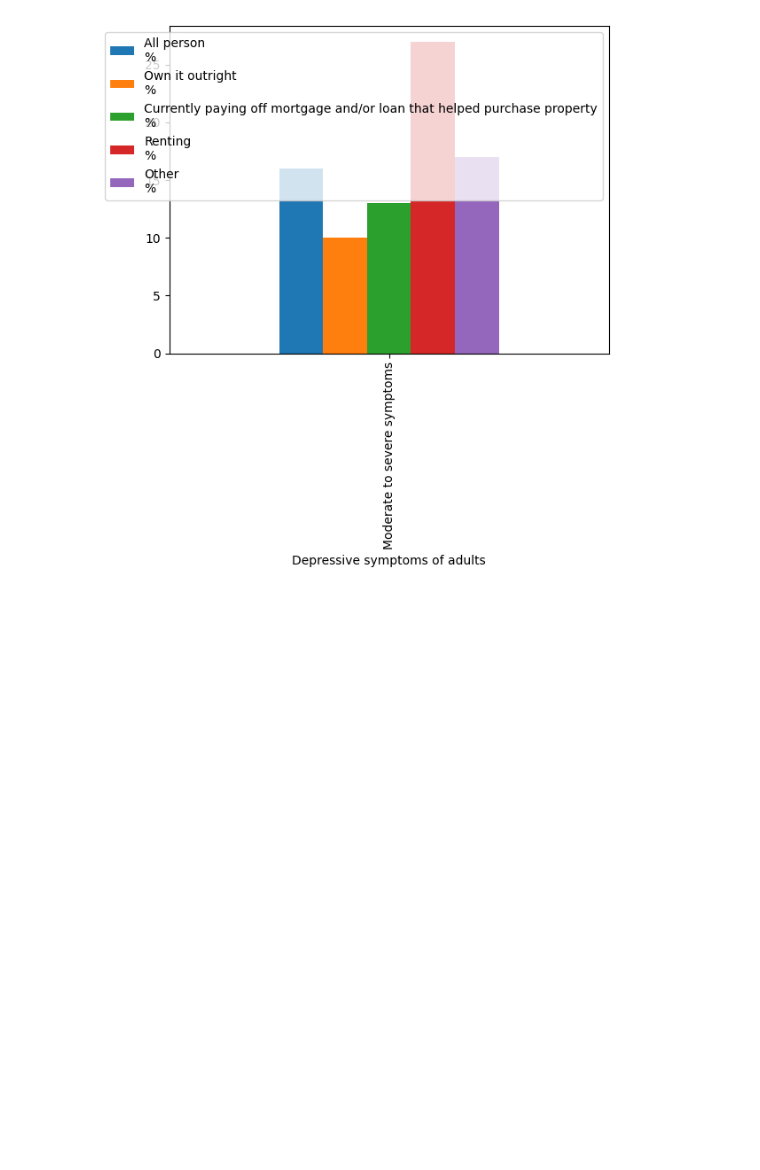
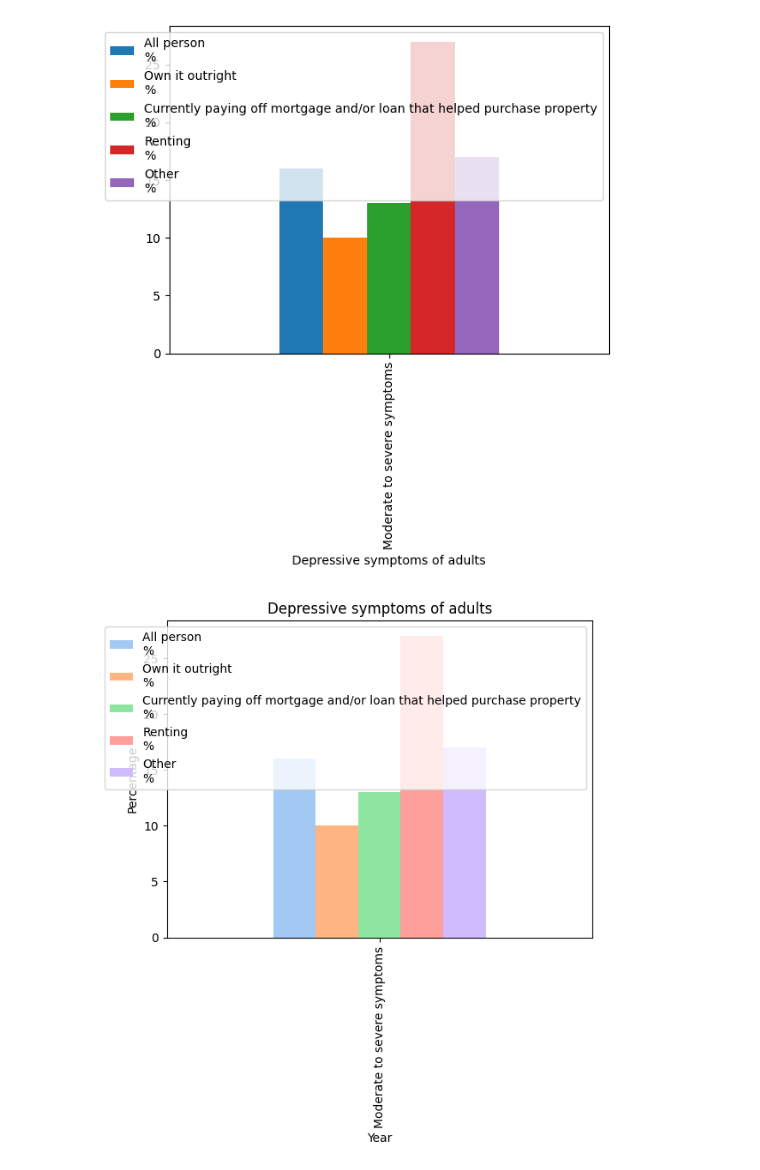
Before and after one commit to NabilahYK/PROGRAMMING-EXAM2, a Jupyter notebook: ProgrammingExam2.ipynb, the cells around one changed output. Drawn from its saved outputs; the diff is of its cells as text; code cells hidden in the pictures; blank space fills up the shorter version.

```diff
--- a/ProgrammingExam2.ipynb
+++ b/ProgrammingExam2.ipynb
@@ -886,3 +902,17 @@ df18.plot.bar()
 # %% [output]
 <Axes: xlabel='Depressive symptoms of adults'>
 [figure]
+# %%
+#refined graph
+pastel_palette = sns.color_palette("pastel")
+
+df18.plot(kind='bar', color=pastel_palette)
+
+
+plt.xlabel('Year')
+plt.ylabel('Percentage')
+plt.title('Depressive symptoms of adults')
+
+plt.show()
+# %% [output]
+[figure, added]
```
Also changed, not shown: parts of 28 cells of this notebook.
